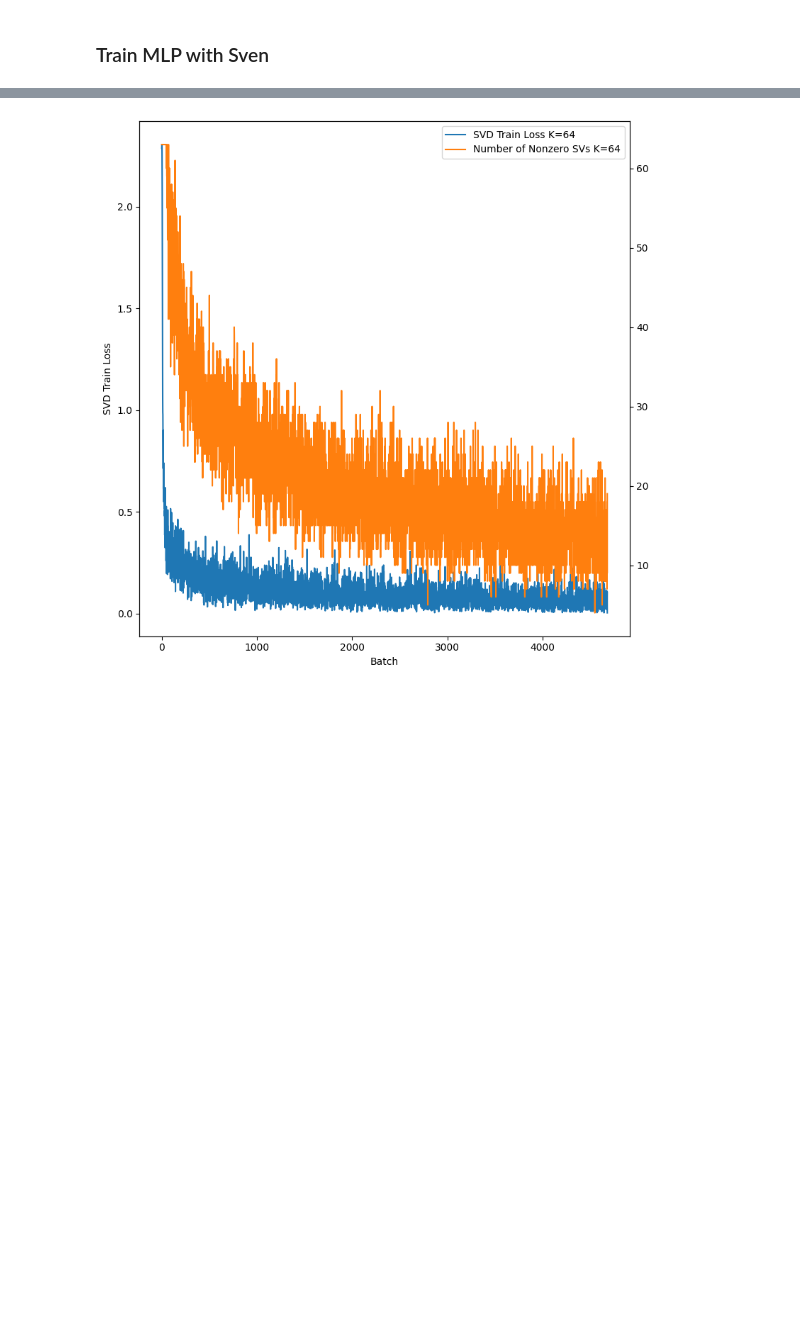
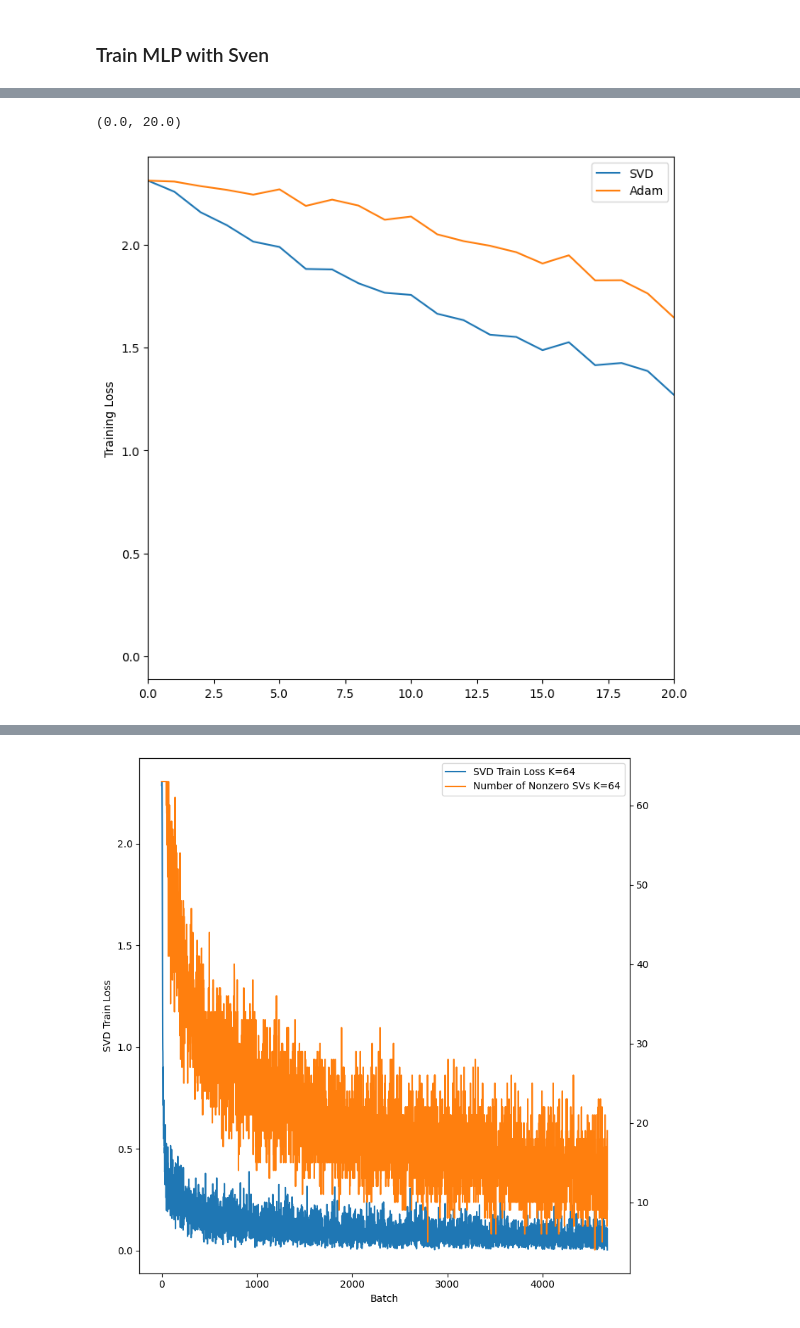
Before and after one commit to sambt/sven-experiments, a Jupyter notebook: notebooks_new/mnist_testing.ipynb, the cells around one changed output, grey strips where cells are left out. Drawn from its saved outputs; the diff is of its cells as text; code cells hidden in the pictures; blank space fills up the shorter version.

```diff
--- a/notebooks_new/mnist_testing.ipynb
+++ b/notebooks_new/mnist_testing.ipynb
@@ -100,3 +165,14 @@ plt.yscale('log')
+# %%
+plt.figure(figsize=(8,8))
+plt.plot(losses_svd['train_batch'],label='SVD')
+plt.plot(losses_adam['train_batch'],label='Adam')
+plt.legend()
+plt.ylabel("Training Loss")
+plt.xlim(0,20)
+#plt.yscale('log')
+# %% [output]
+(0.0, 20.0)
+[figure, added]
 # %%
 plt.plot(svd_info['k_used'])
 plt.plot(svd_info['num_nonzero_svs'])
```
Also changed, not shown: parts of 17 cells of this notebook, 2 other files.
